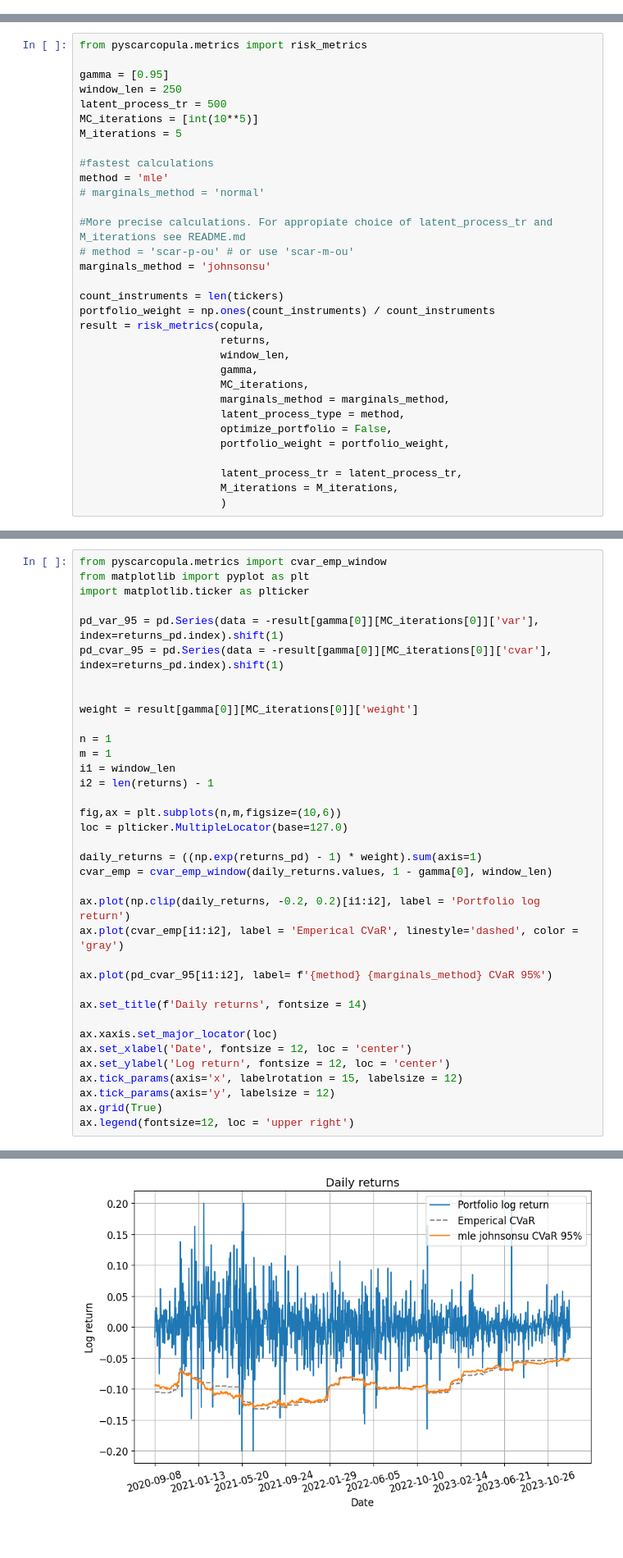
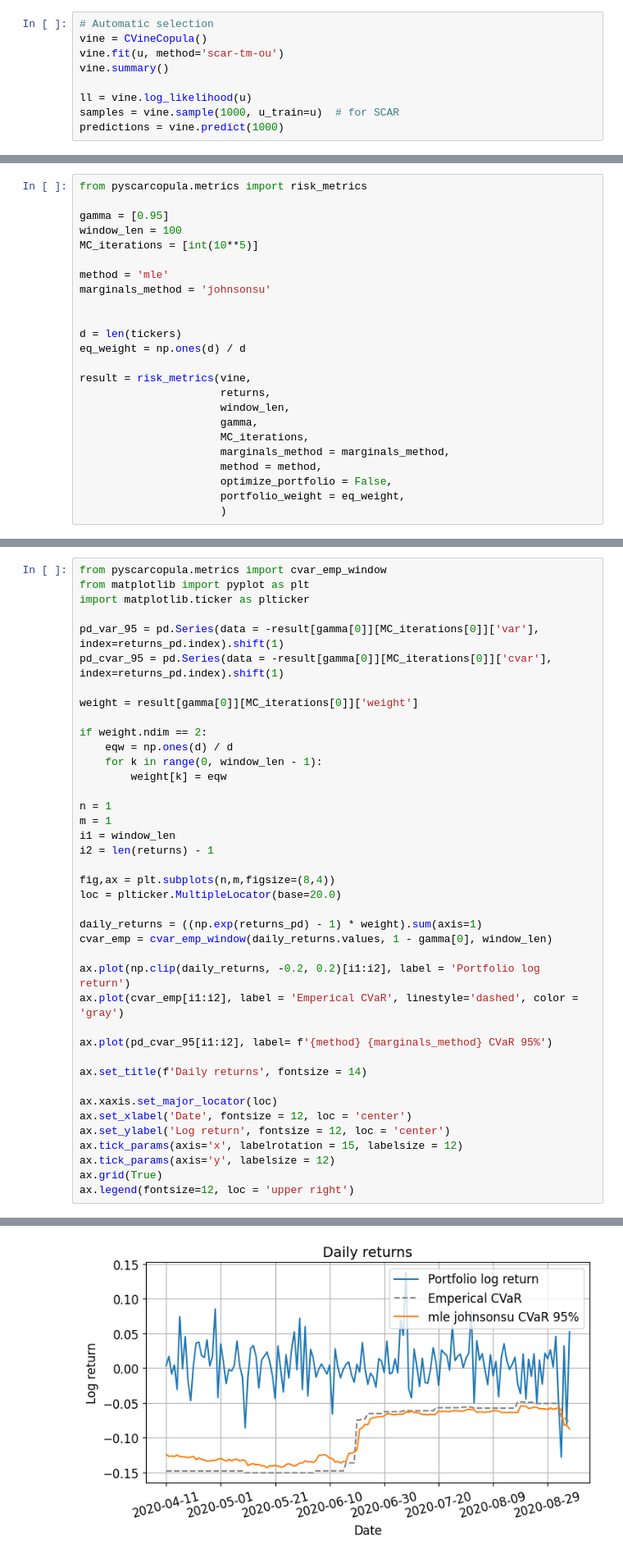
Before and after one commit to AANovokhatskiy/pyscarcopula, a Jupyter notebook: example.ipynb, the cells around one changed output, grey strips where cells are left out. Shown at 82% size. Drawn from its saved outputs; the diff is of its cells as text.

Commit message:
architecture change. added transfer matrix method

```diff
--- a/example.ipynb
+++ b/example.ipynb
@@ -92,0 +84,9 @@ copula = StudentCopula()
+# %%
+# Automatic selection
+vine = CVineCopula()
+vine.fit(u, method='scar-tm-ou')
+vine.summary()
+
+ll = vine.log_likelihood(u)
+samples = vine.sample(1000, u_train=u)  # for SCAR
+predictions = vine.predict(1000)
@@ -94,32 +146,24 @@ copula = StudentCopula()
 from pyscarcopula.metrics import risk_metrics
 
 gamma = [0.95]
-window_len = 250
-latent_process_tr = 500
+window_len = 100
 MC_iterations = [int(10**5)]
-M_iterations = 5
 
-#fastest calculations
 method = 'mle'
-# marginals_method = 'normal'
-
-#More precise calculations. For appropiate choice of latent_process_tr and M_iterations see README.md
-# method = 'scar-p-ou' # or use 'scar-m-ou'
 marginals_method = 'johnsonsu'
 
-count_instruments = len(tickers)
-portfolio_weight = np.ones(count_instruments) / count_instruments
-result = risk_metrics(copula,
+
+d = len(tickers)
+eq_weight = np.ones(d) / d
+
+result = risk_metrics(vine,
                       returns,
                       window_len,
                       gamma,
                       MC_iterations,
                       marginals_method = marginals_method,
-                      latent_process_type = method,
+                      method = method,
                       optimize_portfolio = False,
-                      portfolio_weight = portfolio_weight,
-
-                      latent_process_tr = latent_process_tr,
-                      M_iterations = M_iterations,
+                      portfolio_weight = eq_weight,
                       )
 # %% [output]
@@ -138,34 +181,38 @@ import matplotlib.ticker as plticker
 pd_var_95 = pd.Series(data = -result[gamma[0]][MC_iterations[0]]['var'], index=returns_pd.index).shift(1)
 pd_cvar_95 = pd.Series(data = -result[gamma[0]][MC_iterations[0]]['cvar'], index=returns_pd.index).shift(1)
 
+weight = result[gamma[0]][MC_iterations[0]]['weight']
 
-weight = result[gamma[0]][MC_iterations[0]]['weight']
+if weight.ndim == 2:
+    eqw = np.ones(d) / d
+    for k in range(0, window_len - 1):
+        weight[k] = eqw
 
 n = 1
 m = 1
 i1 = window_len
 i2 = len(returns) - 1
 
-fig,ax = plt.subplots(n,m,figsize=(10,6))
-loc = plticker.MultipleLocator(base=127.0)
+fig,ax = plt.subplots(n,m,figsize=(8,4))
+loc = plticker.MultipleLocator(base=20.0)
 
 daily_returns = ((np.exp(returns_pd) - 1) * weight).sum(axis=1)
 cvar_emp = cvar_emp_window(daily_returns.values, 1 - gamma[0], window_len)
 
 ax.plot(np.clip(daily_returns, -0.2, 0.2)[i1:i2], label = 'Portfolio log return')
 ax.plot(cvar_emp[i1:i2], label = 'Emperical CVaR', linestyle='dashed', color = 'gray')
 
 ax.plot(pd_cvar_95[i1:i2], label= f'{method} {marginals_method} CVaR 95%')
 
 ax.set_title(f'Daily returns', fontsize = 14)
 
 ax.xaxis.set_major_locator(loc)
 ax.set_xlabel('Date', fontsize = 12, loc = 'center')
 ax.set_ylabel('Log return', fontsize = 12, loc = 'center')
 ax.tick_params(axis='x', labelrotation = 15, labelsize = 12)
 ax.tick_params(axis='y', labelsize = 12)
 ax.grid(True)
 ax.legend(fontsize=12, loc = 'upper right')
 # %% [output]
 <matplotlib.legend.Legend at 0x...>
-[figure, old version]
+[figure, new version]
```
Also changed, not shown: parts of 19 cells of this notebook, 37 other files.
